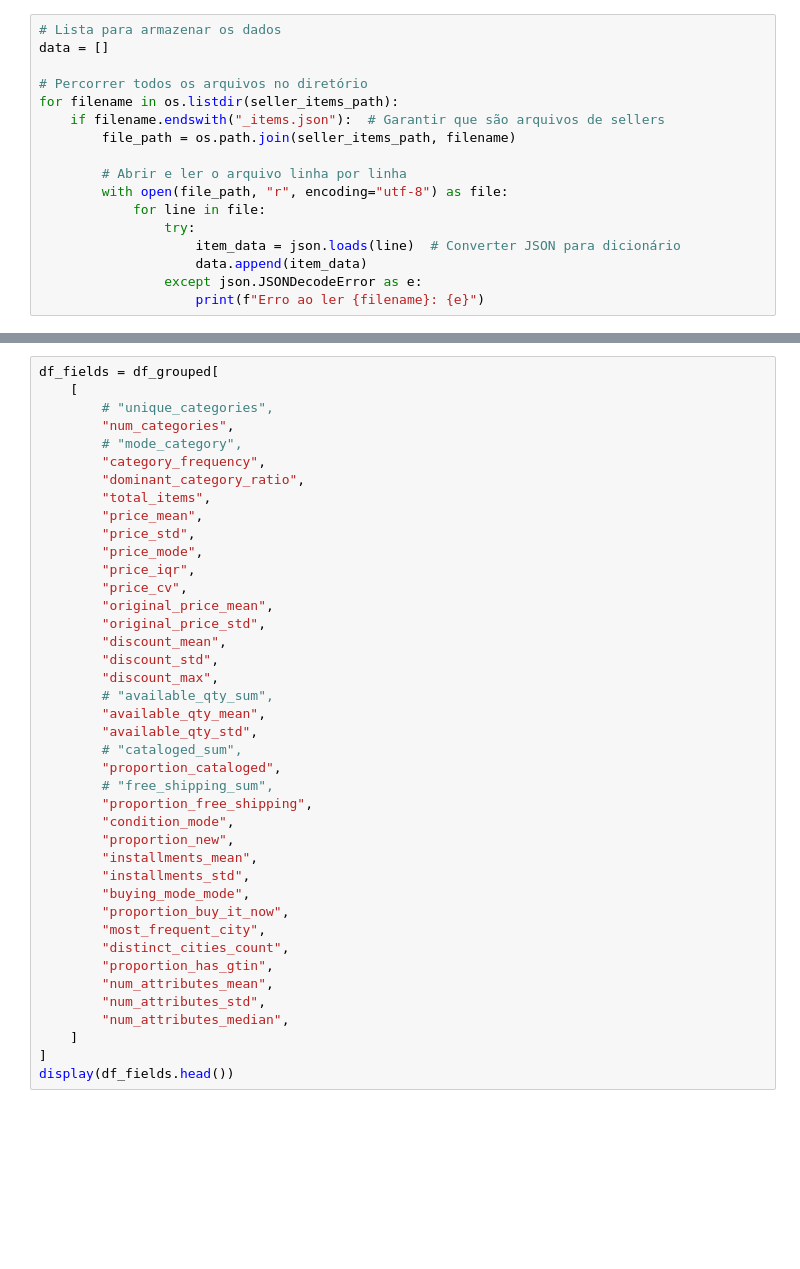
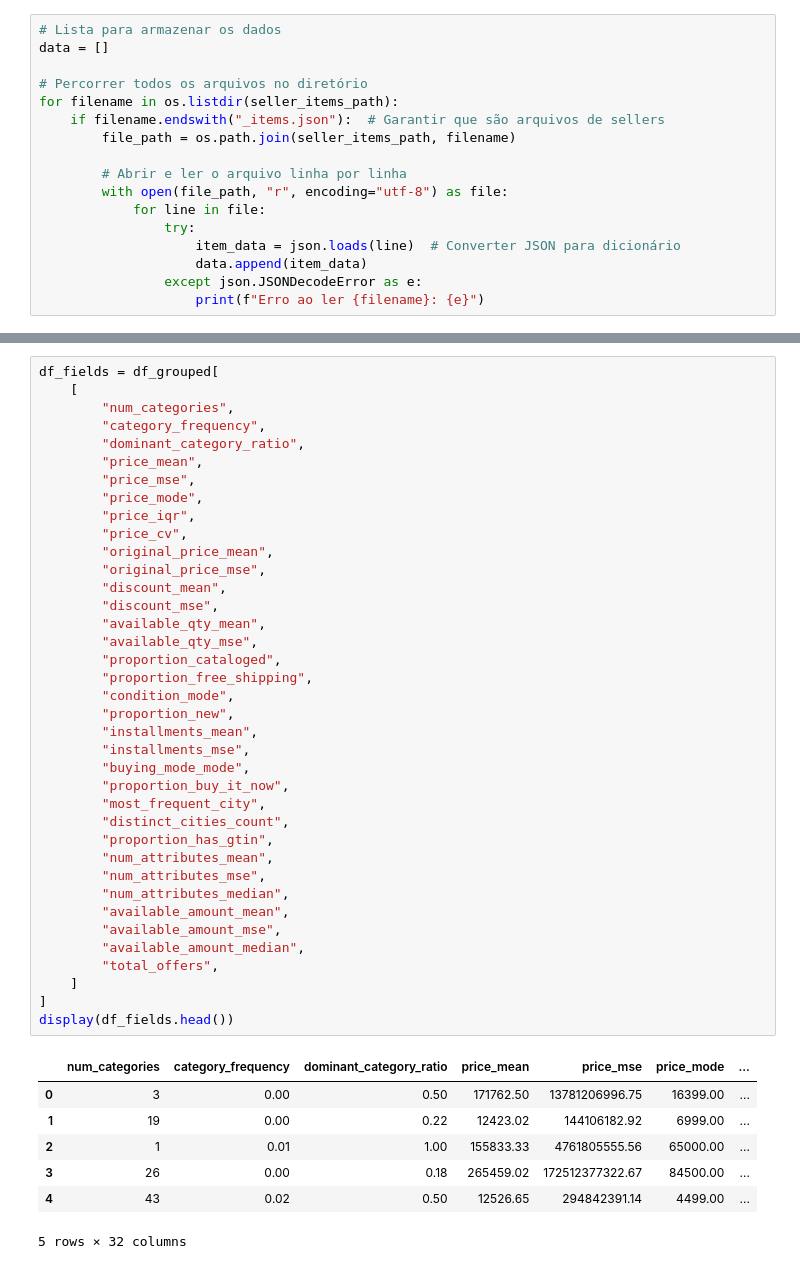
Before and after one commit to gustavozantut/MeLi_DA_Case, a Jupyter notebook: notebooks/data_analysis.ipynb, the cells around one changed output, grey strips where cells are left out. Cells and saved outputs as stored; diff of their text form; blank space fills up the shorter version.

```diff
--- a/notebooks/data_analysis.ipynb
+++ b/notebooks/data_analysis.ipynb
@@ -182,44 +208,49 @@ display(df_grouped.head())
 # %%
 df_fields = df_grouped[
     [
-        # "unique_categories",
         "num_categories",
-        # "mode_category",
         "category_frequency",
         "dominant_category_ratio",
-        "total_items",
         "price_mean",
-        "price_std",
+        "price_mse",
         "price_mode",
         "price_iqr",
         "price_cv",
         "original_price_mean",
-        "original_price_std",
+        "original_price_mse",
         "discount_mean",
-        "discount_std",
-        "discount_max",
-        # "available_qty_sum",
+        "discount_mse",
         "available_qty_mean",
-        "available_qty_std",
-        # "cataloged_sum",
+        "available_qty_mse",
         "proportion_cataloged",
-        # "free_shipping_sum",
         "proportion_free_shipping",
         "condition_mode",
         "proportion_new",
         "installments_mean",
-        "installments_std",
+        "installments_mse",
         "buying_mode_mode",
         "proportion_buy_it_now",
         "most_frequent_city",
         "distinct_cities_count",
         "proportion_has_gtin",
         "num_attributes_mean",
-        "num_attributes_std",
+        "num_attributes_mse",
         "num_attributes_median",
+        "available_amount_mean",
+        "available_amount_mse",
+        "available_amount_median",
+        "total_offers",
     ]
 ]
 display(df_fields.head())
+# %% [output]
+|  | num_categories | category_frequency | dominant_category_ratio | price_mean | price_mse | price_mode | ... |
+| 0 | 3 | 0.00 | 0.50 | 171762.50 | 13781206996.75 | 16399.00 | ... |
+| 1 | 19 | 0.00 | 0.22 | 12423.02 | 144106182.92 | 6999.00 | ... |
+| 2 | 1 | 0.01 | 1.00 | 155833.33 | 4761805555.56 | 65000.00 | ... |
+| 3 | 26 | 0.00 | 0.18 | 265459.02 | 172512377322.67 | 84500.00 | ... |
+| 4 | 43 | 0.02 | 0.50 | 12526.65 | 294842391.14 | 4499.00 | ... |
+5 rows × 32 columns
 # %%
 # Function to check if a column is numeric
 def is_numeric(col):
```
Also changed, not shown: parts of 29 cells of this notebook, 2 other files.
